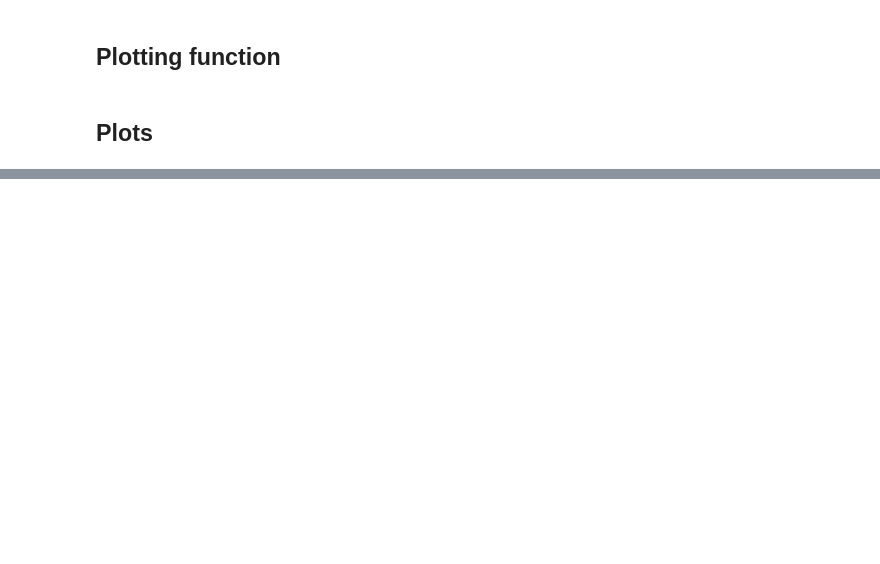
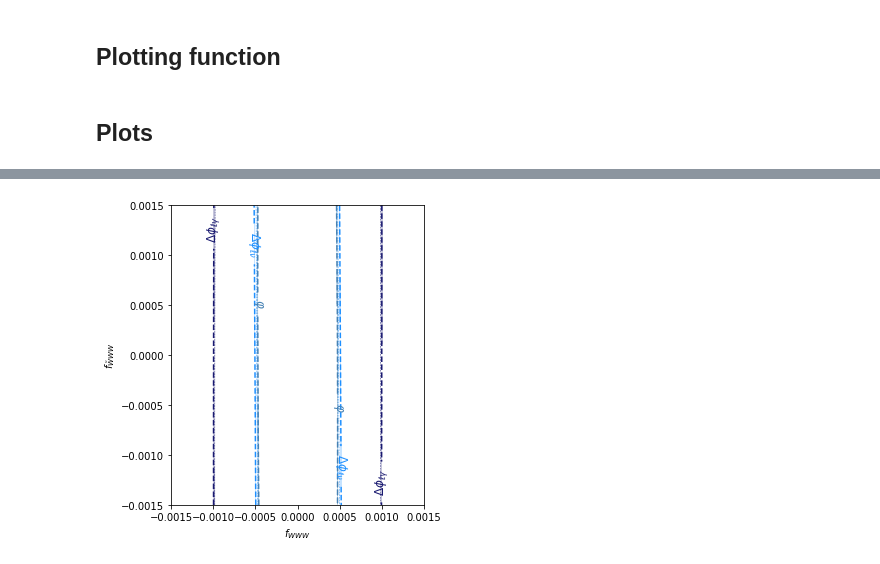
Before and after one commit to dlvp/diboson_mining, a Jupyter notebook: notebooks/wgamma/08_plot_fisher_information.ipynb, the cells around one changed output, grey strips where cells are left out. Cells and saved outputs as stored; diff of their text form; code cells hidden in the pictures; blank space fills up the shorter version.

```diff
--- a/notebooks/wgamma/08_plot_fisher_information.ipynb
+++ b/notebooks/wgamma/08_plot_fisher_information.ipynb
@@ -172,0 +164,6 @@ plt.savefig("../../figures/wgamma/information_wgamma.pdf")
+# %%
+fig = make_plot('', xmax=0.0015, indices=[3,4,8])
+
+plt.savefig("../../figures/wgamma/information_wgamma_angles.pdf")
+# %% [output]
+[figure, added]
```
Also changed, not shown: parts of 7 cells of this notebook, 6 other files.
